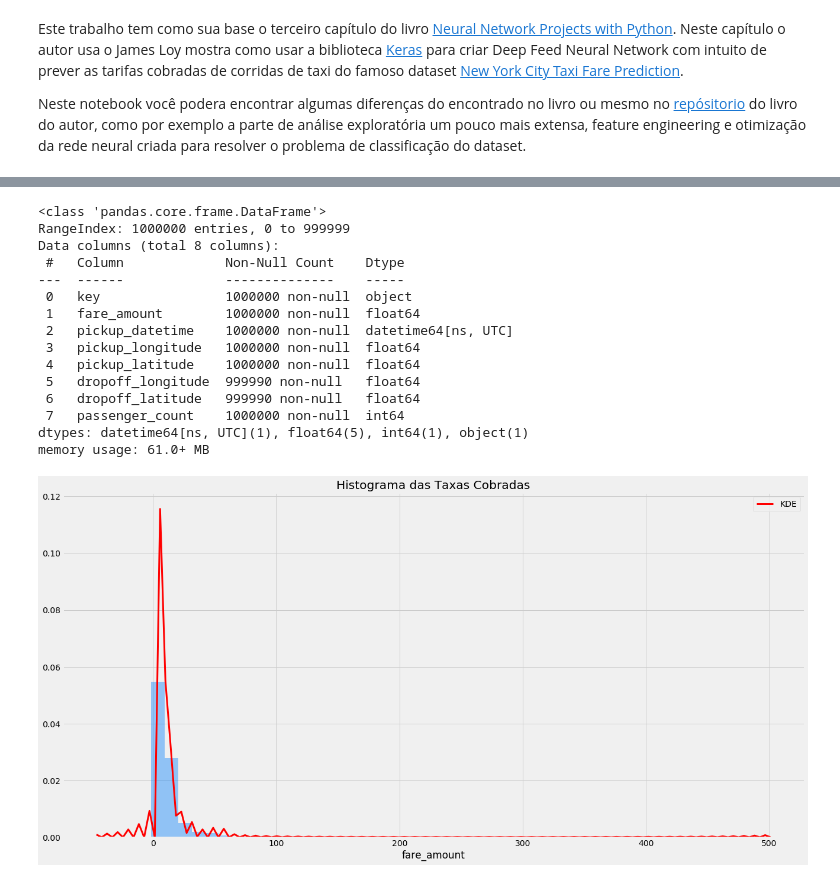
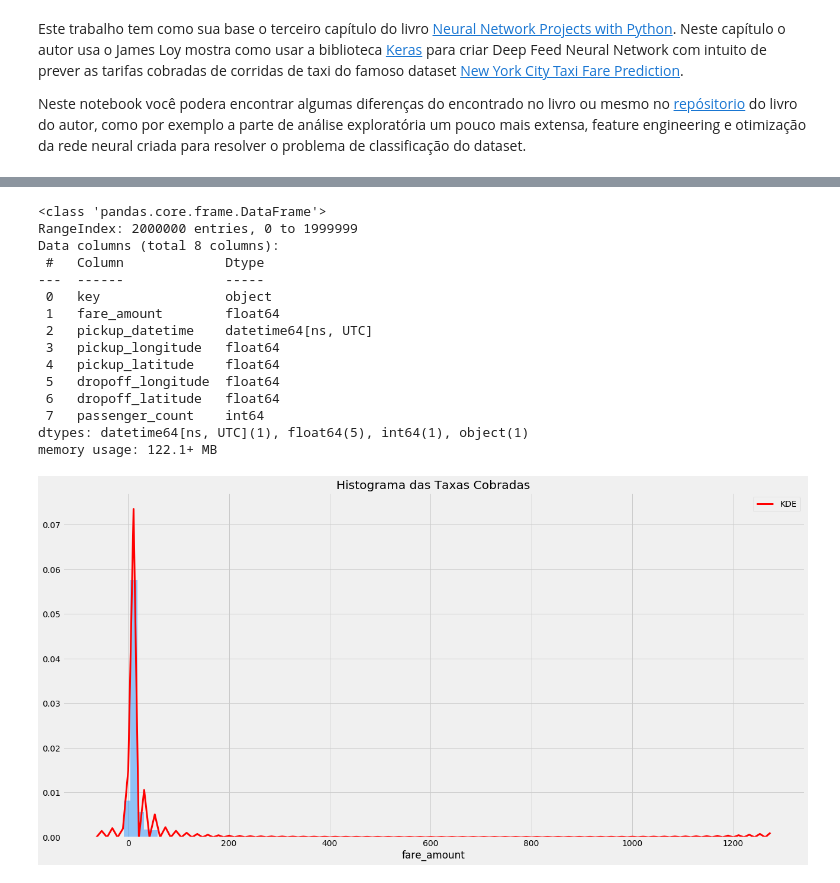
Before and after one commit to bobcastaldeli/Deep-Learning-Notes, a Jupyter notebook: Keras/03-Predicting-Taxi-Fare.ipynb, the cells around one changed output, grey strips where cells are left out. Saved outputs shown, nothing was run; the diff lists cells and outputs as text; code cells hidden in the pictures.

```diff
--- a/Keras/03-Predicting-Taxi-Fare.ipynb
+++ b/Keras/03-Predicting-Taxi-Fare.ipynb
@@ -41,6 +38,6 @@ Set the environment variable OUTDATED_IGNORE=1 to disable these warnings.
 # %%
 # Carregando o dataset
-df = pd.read_csv('Data/NYC_taxi.csv', parse_dates=['pickup_datetime'], nrows=1000000)
+df = pd.read_csv('Data/NYC_taxi.csv', parse_dates=['pickup_datetime'], nrows=2000000)
 # %%
 # Checando as primeiras linhas do dataset
 df.head()
@@ -56,34 +53,35 @@ df.head()
 df.info()
 # %% [output]
 <class 'pandas.core.frame.DataFrame'>
-RangeIndex: 1000000 entries, 0 to 999999
+RangeIndex: 2000000 entries, 0 to 1999999
 Data columns (total 8 columns):
- #   Column             Non-Null Count    Dtype
----  ------             --------------    -----
- 0   key                1000000 non-null  object
- 1   fare_amount        1000000 non-null  float64
- 2   pickup_datetime    1000000 non-null  datetime64[ns, UTC]
- 3   pickup_longitude   1000000 non-null  float64
- 4   pickup_latitude    1000000 non-null  float64
- 5   dropoff_longitude  999990 non-null   float64
- 6   dropoff_latitude   999990 non-null   float64
- 7   passenger_count    1000000 non-null  int64
+ #   Column             Dtype
+---  ------             -----
+ 0   key                object
+ 1   fare_amount        float64
+ 2   pickup_datetime    datetime64[ns, UTC]
+ 3   pickup_longitude   float64
+ 4   pickup_latitude    float64
+ 5   dropoff_longitude  float64
+ 6   dropoff_latitude   float64
+ 7   passenger_count    int64
 dtypes: datetime64[ns, UTC](1), float64(5), int64(1), object(1)
-memory usage: 61.0+ MB
+memory usage: 122.1+ MB
 # %%
 # Excluindo a variável "key"
 df.drop('key', axis=1, inplace=True)
 # %%
 # Histograma e density plot para a variável 'fare_amount'
 sns.distplot(df['fare_amount'],
+             bins=100,
              hist=True,
              kde_kws={'color':'r', 'lw':3, 'label':'KDE'})
 
 # Plota o histograma
 plt.title('Histograma das Taxas Cobradas')
 plt.show()
 # %% [output]
-[figure, old version]
+[figure, new version]
 # %%
 # Cria o gráfico
 pg.qqplot(df['fare_amount'],
```
Also changed, not shown: parts of 14 cells of this notebook.
